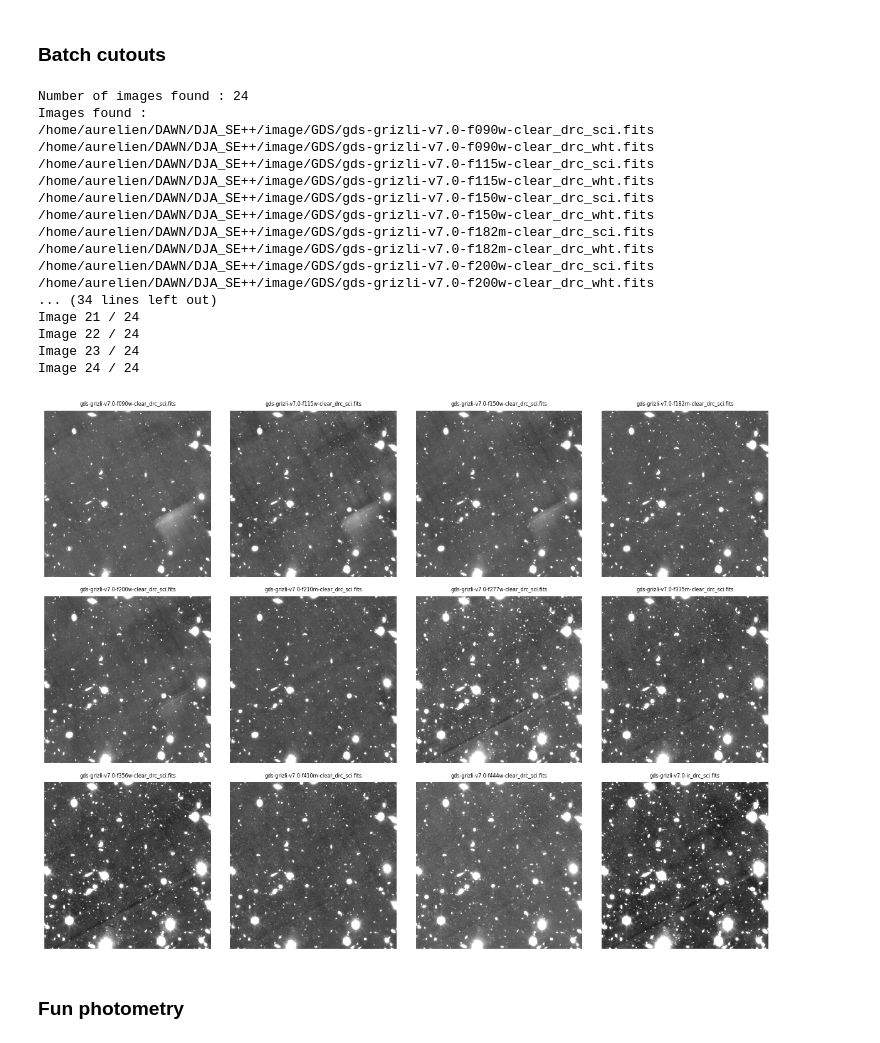
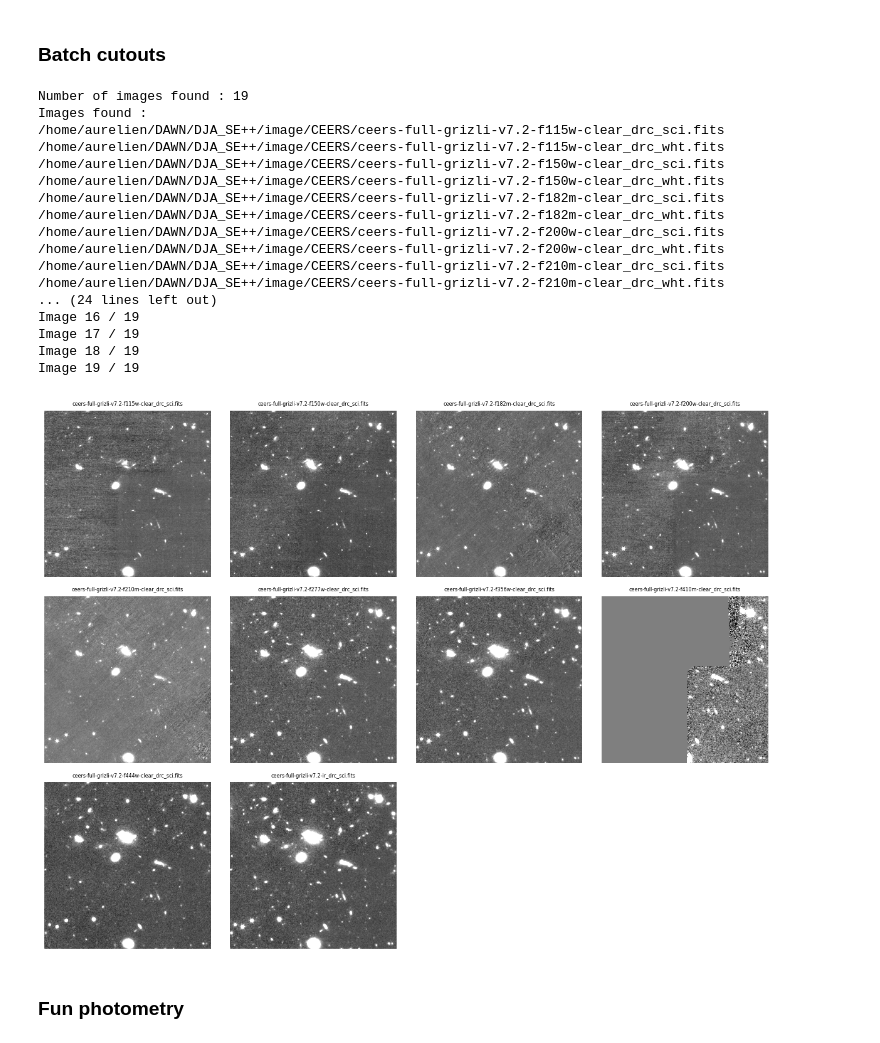
Before and after one commit to AstroAure/DJA-SEpp, a Jupyter notebook: 00.2_Cutout.ipynb, the cells around one changed output. Drawn from its saved outputs; the diff is of its cells as text; code cells hidden in the pictures.

```diff
--- a/00.2_Cutout.ipynb
+++ b/00.2_Cutout.ipynb
@@ -112,7 +113,7 @@ def save_cutouts(generic_filename   : str,
         folder = "/".join(parsed_name[:-1])
         init_name = parsed_name[-1]
         name = f"{'.'.join(init_name.split('.')[:-1])}_cutout.fits"
-        if save_folder is None: save_folder = f"{folder}/cutout"
+        if save_folder is None: save_folder = f"{folder}/cutout-small"
         if not os.path.exists(save_folder): os.mkdir(save_folder)
         hdu.writeto(f"{save_folder}/{name}", overwrite=True)
         # Plot cutout
@@ -128,31 +129,31 @@ def save_cutouts(generic_filename   : str,
     if plot: plt.show()
 # %%
 # center = SkyCoord('53.166338 -27.821555', frame='icrs', unit='deg') # JADES-GS-z12.0
-center = SkyCoord('53.17 -27.78', frame='icrs', unit='deg') # GDS
+# center = SkyCoord('53.17 -27.78', frame='icrs', unit='deg') # GDS
 # center = SkyCoord('10h00m35s 02d20m00s', frame='icrs') # COSMOS
-# center = SkyCoord('14h19m45s 52d54m00s', frame='icrs') # CEERS
-size=u.Quantity((1.0,1.0), u.arcmin)
+center = SkyCoord('14h19m39s 52d54m00s', frame='icrs') # CEERS
+size=u.Quantity((3.0,3.0), u.arcmin)
 
-save_cutouts("/home/aurelien/DAWN/DJA_SE++/image/GDS/*.fits", center, size, plot=True, plot_str="sci", verbose=True)
+save_cutouts("/home/aurelien/DAWN/DJA_SE++/image/CEERS/*.fits", center, size, plot=True, plot_str="sci", verbose=True)
 # %% [output]
-Number of images found : 24
+Number of images found : 19
 Images found :
-/home/aurelien/DAWN/DJA_SE++/image/GDS/gds-grizli-v7.0-f090w-clear_drc_sci.fits
-/home/aurelien/DAWN/DJA_SE++/image/GDS/gds-grizli-v7.0-f090w-clear_drc_wht.fits
-/home/aurelien/DAWN/DJA_SE++/image/GDS/gds-grizli-v7.0-f115w-clear_drc_sci.fits
-/home/aurelien/DAWN/DJA_SE++/image/GDS/gds-grizli-v7.0-f115w-clear_drc_wht.fits
-/home/aurelien/DAWN/DJA_SE++/image/GDS/gds-grizli-v7.0-f150w-clear_drc_sci.fits
-/home/aurelien/DAWN/DJA_SE++/image/GDS/gds-grizli-v7.0-f150w-clear_drc_wht.fits
-/home/aurelien/DAWN/DJA_SE++/image/GDS/gds-grizli-v7.0-f182m-clear_drc_sci.fits
-/home/aurelien/DAWN/DJA_SE++/image/GDS/gds-grizli-v7.0-f182m-clear_drc_wht.fits
-/home/aurelien/DAWN/DJA_SE++/image/GDS/gds-grizli-v7.0-f200w-clear_drc_sci.fits
-/home/aurelien/DAWN/DJA_SE++/image/GDS/gds-grizli-v7.0-f200w-clear_drc_wht.fits
-... (34 lines left out)
-Image 21 / 24
-Image 22 / 24
-Image 23 / 24
-Image 24 / 24
+/home/aurelien/DAWN/DJA_SE++/image/CEERS/ceers-full-grizli-v7.2-f115w-clear_drc_sci.fits
+/home/aurelien/DAWN/DJA_SE++/image/CEERS/ceers-full-grizli-v7.2-f115w-clear_drc_wht.fits
+/home/aurelien/DAWN/DJA_SE++/image/CEERS/ceers-full-grizli-v7.2-f150w-clear_drc_sci.fits
+/home/aurelien/DAWN/DJA_SE++/image/CEERS/ceers-full-grizli-v7.2-f150w-clear_drc_wht.fits
+/home/aurelien/DAWN/DJA_SE++/image/CEERS/ceers-full-grizli-v7.2-f182m-clear_drc_sci.fits
+/home/aurelien/DAWN/DJA_SE++/image/CEERS/ceers-full-grizli-v7.2-f182m-clear_drc_wht.fits
+/home/aurelien/DAWN/DJA_SE++/image/CEERS/ceers-full-grizli-v7.2-f200w-clear_drc_sci.fits
+/home/aurelien/DAWN/DJA_SE++/image/CEERS/ceers-full-grizli-v7.2-f200w-clear_drc_wht.fits
+/home/aurelien/DAWN/DJA_SE++/image/CEERS/ceers-full-grizli-v7.2-f210m-clear_drc_sci.fits
+/home/aurelien/DAWN/DJA_SE++/image/CEERS/ceers-full-grizli-v7.2-f210m-clear_drc_wht.fits
+... (24 lines left out)
+Image 16 / 19
+Image 17 / 19
+Image 18 / 19
+Image 19 / 19
-[figure, old version]
+[figure, new version]
 # %% [markdown]
 ### Fun photometry
 # %%
```
Also changed, not shown: parts of 2 cells of this notebook, 4 other files.
